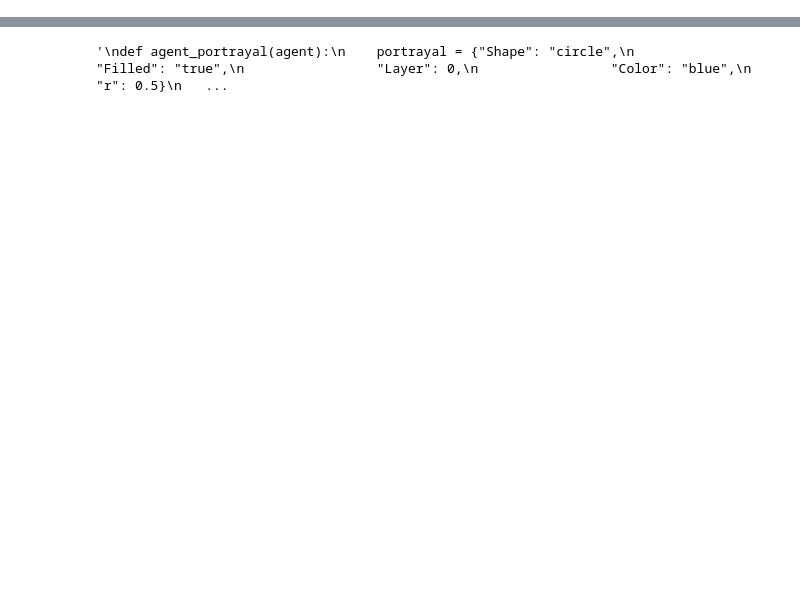
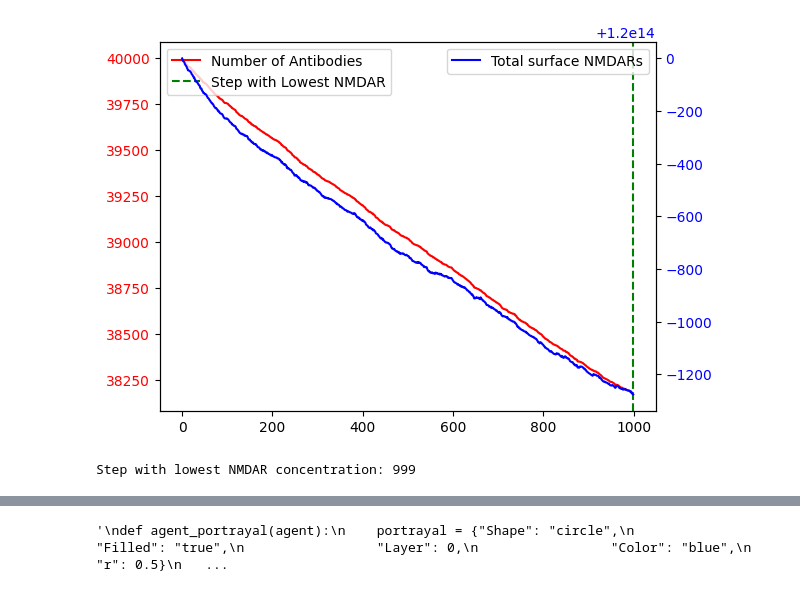
Before and after one commit to P1470V/CB1020-G12, a Jupyter notebook: abm.ipynb, the cells around one changed output, grey strips where cells are left out. Saved outputs shown, nothing was run; the diff lists cells and outputs as text; code cells hidden in the pictures; blank space fills up the shorter version.

```diff
--- a/abm.ipynb
+++ b/abm.ipynb
@@ -241,0 +263,30 @@ neuron_df
+# %%
+import matplotlib.pyplot as plt
+
+# ... (previous code)
+
+# Add this code after your existing code
+
+# Find the step with the lowest concentration surface NMDAR
+min_step = model_df['Total surface NMDARs'].idxmin()
+
+# Plot the result
+fig, ax = plt.subplots()
+ax.plot(model_df['Number of Antibodies'], label='Number of Antibodies', color='red')
+ax.tick_params(axis='y', labelcolor='red')
+
+ax2 = ax.twinx()
+ax2.plot(model_df['Total surface NMDARs'], label='Total surface NMDARs', color='blue')
+ax2.tick_params(axis='y', labelcolor='blue')
+
+ax.axvline(x=min_step, color='green', linestyle='--', label='Step with Lowest NMDAR')
+ax.legend(loc='upper left')
+ax2.legend(loc='upper right')
+
+plt.show()
+
+# Print the step with the lowest concentration surface NMDAR
+print("Step with lowest NMDAR concentration:", min_step)
+# %% [output]
+[figure, added]
+Step with lowest NMDAR concentration: 999
```
Also changed, not shown: parts of 8 cells of this notebook.
